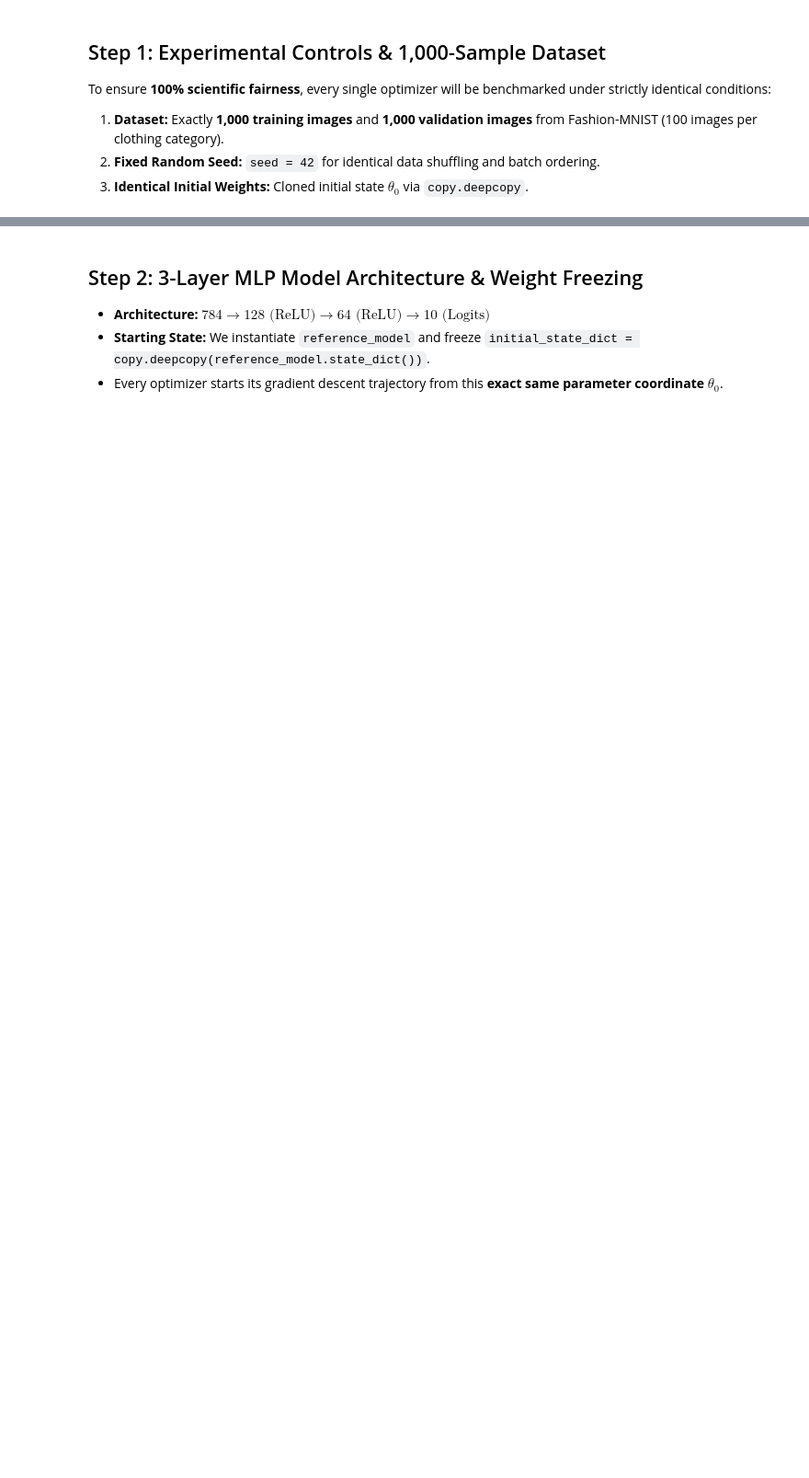
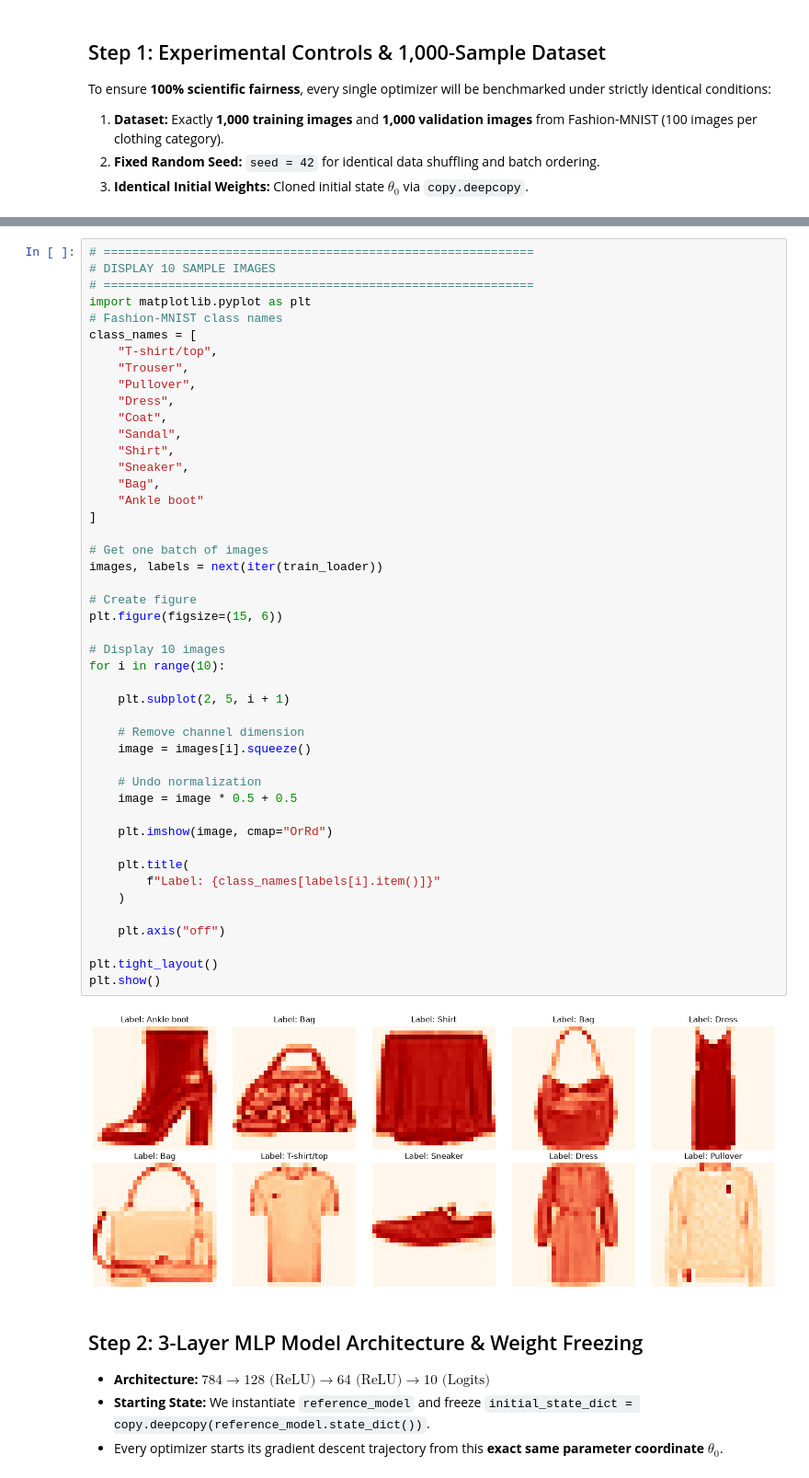
Before and after one commit to Kunal-Kamod25/Machine-Learning-2026-27, a Jupyter notebook: optimizers_benchmark.ipynb, the cells around one changed output, grey strips where cells are left out. Shown at 92% size. Saved outputs shown, nothing was run; the diff lists cells and outputs as text; blank space fills up the shorter version.

```diff
--- a/optimizers_benchmark.ipynb
+++ b/optimizers_benchmark.ipynb
@@ -100,3 +100,51 @@ print(f"[OK] Benchmark ready: {len(train_dataset)} training samples, {len(val_da
+# %%
+# ============================================================
+# DISPLAY 10 SAMPLE IMAGES
+# ============================================================
+import matplotlib.pyplot as plt
+# Fashion-MNIST class names
+class_names = [
+    "T-shirt/top",
+    "Trouser",
+    "Pullover",
+    "Dress",
+    "Coat",
+    "Sandal",
+    "Shirt",
+    "Sneaker",
+    "Bag",
+    "Ankle boot"
+]
+
+# Get one batch of images
+images, labels = next(iter(train_loader))
+
+# Create figure
+plt.figure(figsize=(15, 6))
+
+# Display 10 images
+for i in range(10):
+
+    plt.subplot(2, 5, i + 1)
+
+    # Remove channel dimension
+    image = images[i].squeeze()
+
+    # Undo normalization
+    image = image * 0.5 + 0.5
+
+    plt.imshow(image, cmap="OrRd")
+
+    plt.title(
+        f"Label: {class_names[labels[i].item()]}"
+    )
+
+    plt.axis("off")
+
+plt.tight_layout()
+plt.show()
+# %% [output]
+[figure, added]
 # %% [markdown]
 ## Step 2: 3-Layer MLP Model Architecture & Weight Freezing
 * **Architecture:** $784 \to 128 \text{ (ReLU)} \to 64 \text{ (ReLU)} \to 10 \text{ (Logits)}$
```
Also changed, not shown: parts of 13 cells of this notebook, 9 other files.
